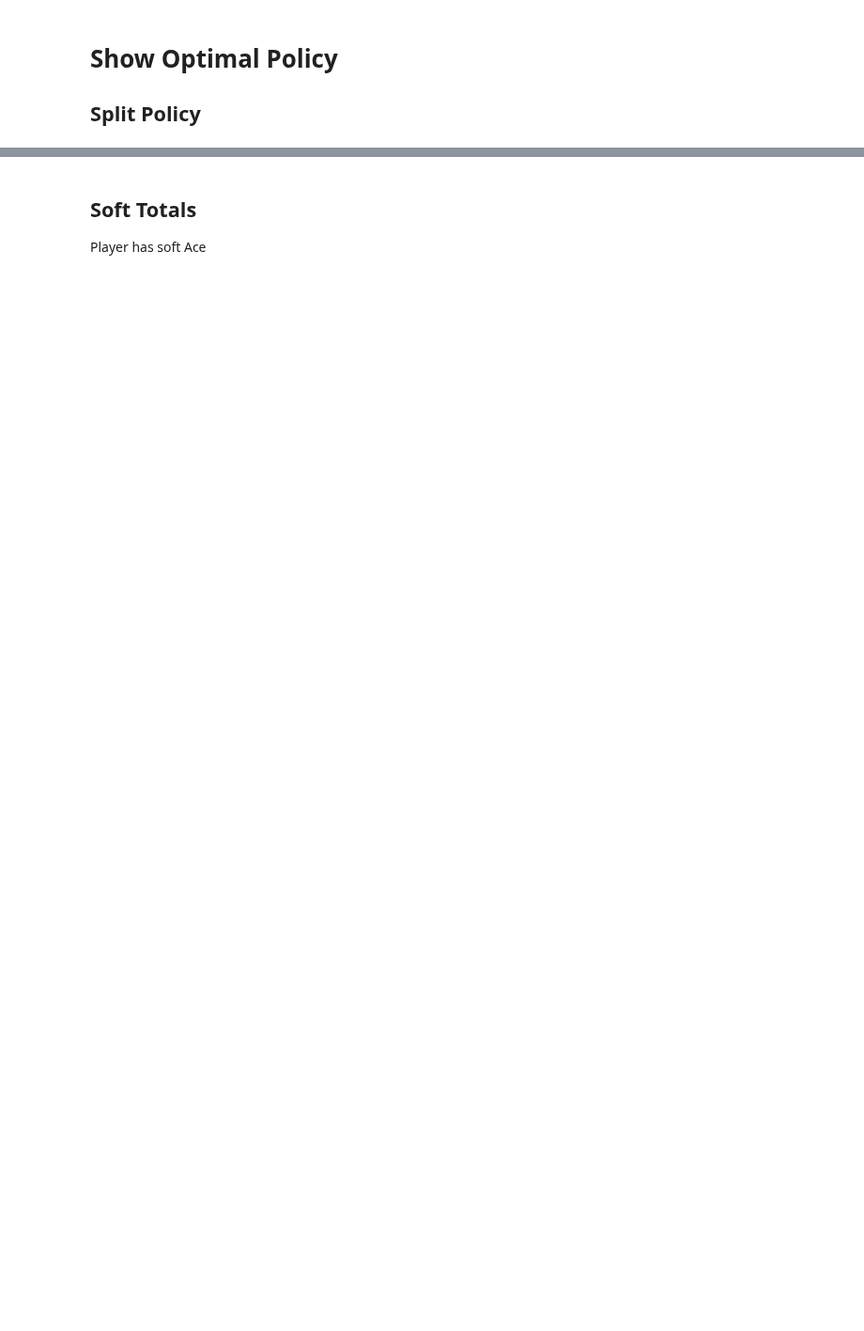
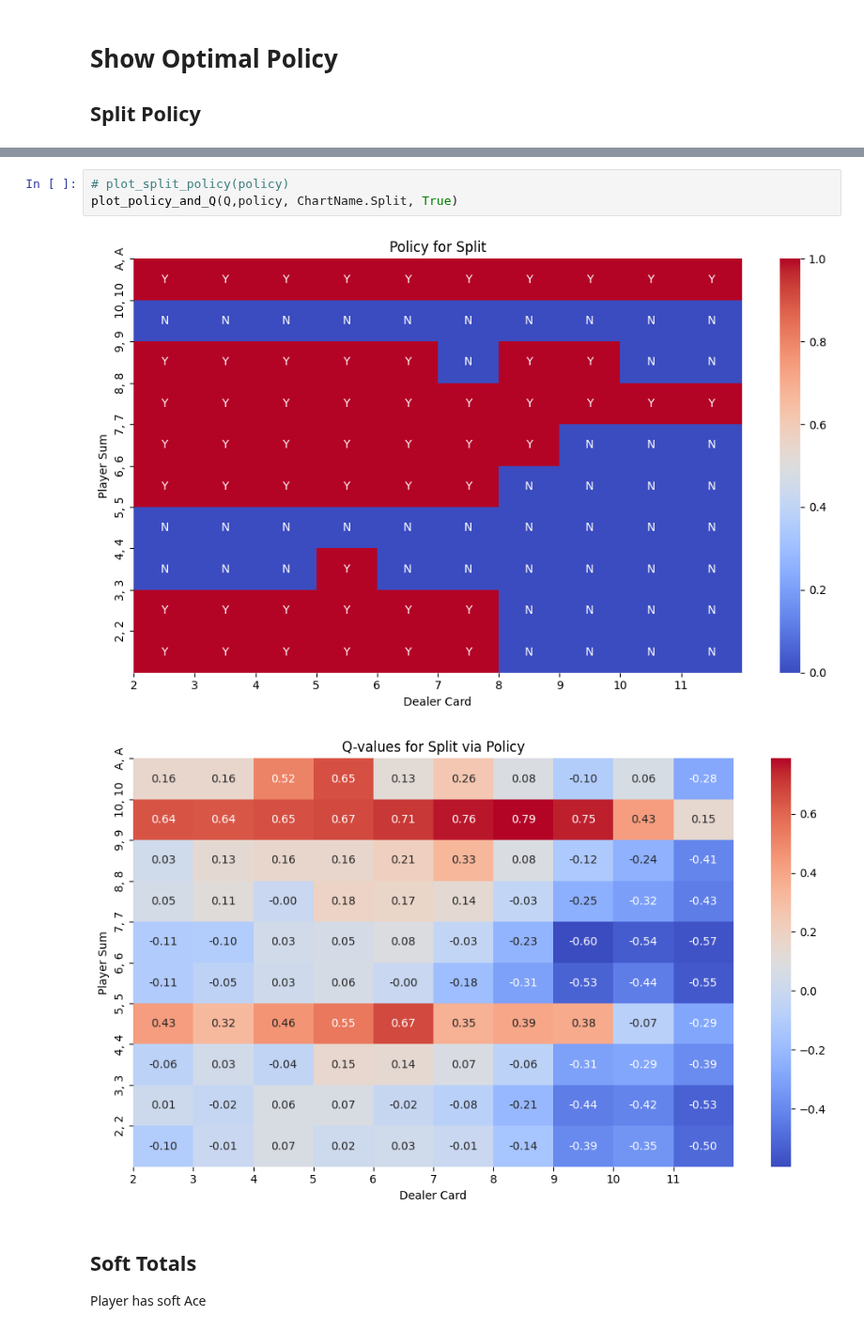
Before and after one commit to Horizon-42/black_jack, a Jupyter notebook: analysis.ipynb, the cells around one changed output, grey strips where cells are left out. Shown at 94% size. Drawn from its saved outputs; the diff is of its cells as text; blank space fills up the shorter version.

```diff
--- a/analysis.ipynb
+++ b/analysis.ipynb
@@ -116,3 +58,9 @@ plt.show()
+# %%
+# plot_split_policy(policy)
+plot_policy_and_Q(Q,policy, ChartName.Split, True)
+# %% [output]
+[figure, added]
+[figure, added]
 # %% [markdown]
 ## Soft Totals
 Player has soft Ace
```
Also changed, not shown: parts of 10 cells of this notebook, 4 other files.
